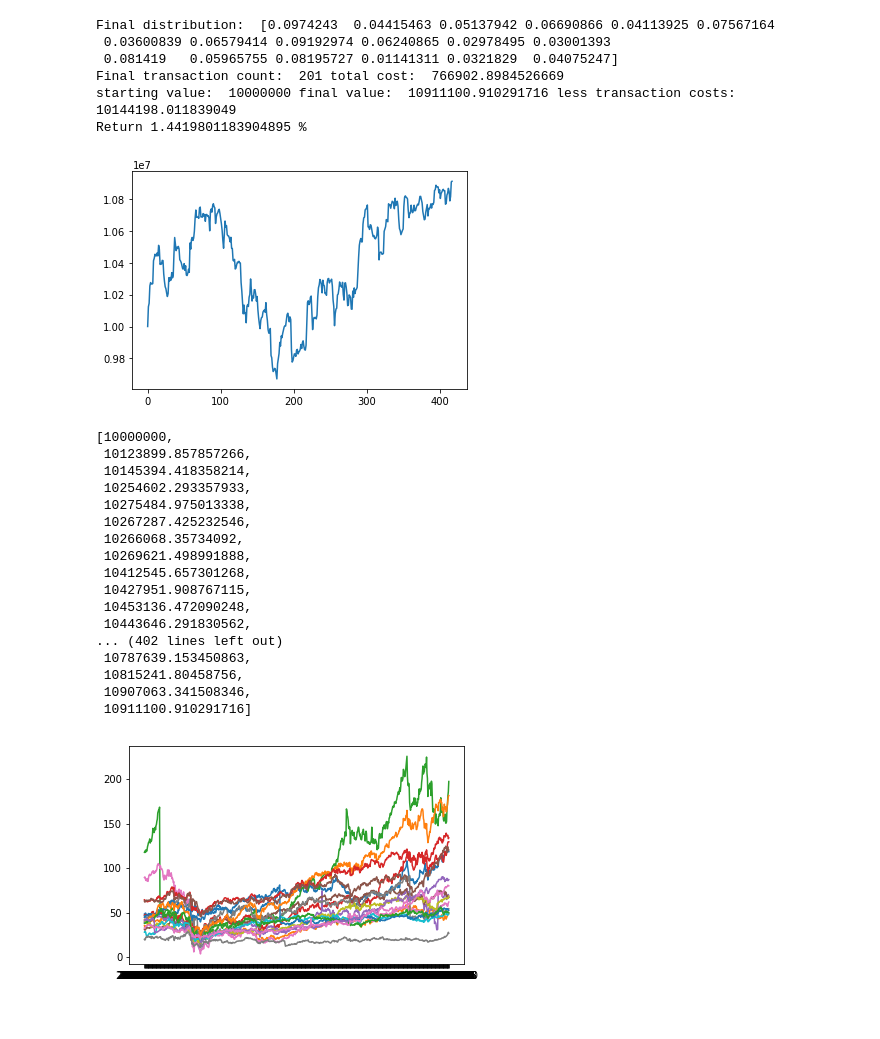
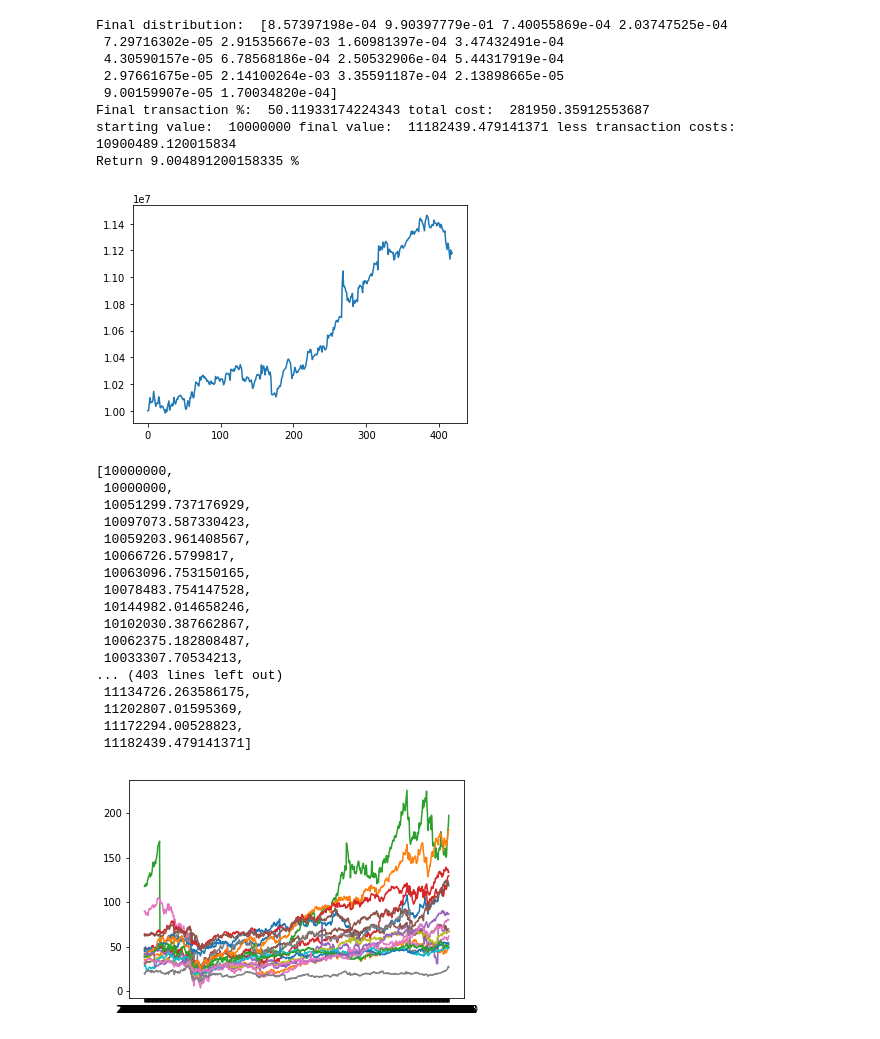
Before and after one commit to soujanyaduggirala/OnlineLearningStockPortfolios, a Jupyter notebook: mwu.ipynb, the cells around one changed output. Cells and saved outputs as stored; diff of their text form; code cells hidden in the pictures.

Commit message:
Fixed rwma market cap, ran for all data

```diff
--- a/mwu.ipynb
+++ b/mwu.ipynb
@@ -20,7 +20,9 @@ def weight_init(experts,opening,method,tickers):
                 w.append(caps_dict[ticker])
             except:
                 w.append(0)
-
+        w = np.array(w)
+        w[opening.iloc[0]==0] = 0
+        w[opening.iloc[0].isnull()] = 0
         return np.array(w).astype('float64')
     else:
         print('Invalid method')
@@ -110,8 +112,20 @@ def mwu(filename,lossmethod,weightmethod):
             closing_prices = opening.iloc[t].values
             closing_prices[opening.iloc[t].isnull()] = 0
 
-        if 0 not in opening_prices:
+        if 0 not in opening_prices and weightmethod=='equal' and 0 in w:
             w[w==0] = 1
+        elif 0 not in opening_prices and weightmethod=='marketcap' and 0 in w:
+            caps_dict = pd.read_csv('marketcapdata.csv', index_col='Name').to_dict()['Market Cap']
+            wt = []
+            for ticker in np.array(tickers)[w==0]:
+                try:
+                    wt.append(caps_dict[ticker])
+                except:
+                    wt.append(0)
+            w[w==0] = wt
+#             print(w)
+#             return 0
+
 
         #print(opening_prices,closing_prices)
 
@@ -149,6 +163,8 @@ def mwu(filename,lossmethod,weightmethod):
             loss = losses(opening_prices,closing_prices,lossmethod)
         loss[np.isnan(loss)] = 0
 
+
+
         #check sum of weight updates
         money_moved = sum(np.absolute([-p[i]*epsilon*loss[i] for i in range(N)]))*values[t]
 
@@ -163,13 +179,19 @@ def mwu(filename,lossmethod,weightmethod):
 
         probs.append(p)
         #return p
+#         if t>=T-3:
+#             print(opening_prices, closing_prices)
+#             print(q_t, values[t])
+#             print(loss)
+#             print(money_moved)
+#             print(w,p)
 
     out = pd.DataFrame(probs[1-start_time:],columns=tickers,index=dates)
     #print(out)
     out['Values'] = values
     out.to_csv(f'mwu_weights_return_{weightmethod}_{lossmethod}_{filename[:-5]}.csv')
     print('Final distribution: ',p)
-    print('Final transaction count: ',len(transaction),'total cost: ',sum([v[1] for v in transaction]))
+    print('Final transaction %: ',len(transaction)/T*100,'total cost: ',sum([v[1] for v in transaction]))
     print('starting value: ',start,'final value: ',values[-1],'less transaction costs: ',values[-1]-sum([v[1] for v in transaction]))
     #np.savetxt('q_lv_w.csv',quantities,delimiter=',')
     print('Return',((values[-1]-sum([v[1] for v in transaction]))-start)/start*100,'%')
@@ -178,4 +200,4 @@ def mwu(filename,lossmethod,weightmethod):
     return values
 # %%
 #data = pd.read_excel('lowvol_weekly.xlsx')[::-1]
-filename = 'highvol_weekly.xlsx'
+filename = 'highvol_hourly.xlsx'
@@ -209,30 +287,32 @@ Return 432.3382777068251 %
 # %%
-mwu(filename,'pricerel','equal')
+mwu(filename,'pricerel','marketcap')
 # %% [output]
-Final distribution:  [0.0974243  0.04415463 0.05137942 0.06690866 0.04113925 0.07567164
- 0.03600839 0.06579414 0.09192974 0.06240865 0.02978495 0.03001393
- 0.081419   0.05965755 0.08195727 0.01141311 0.0321829  0.04075247]
-Final transaction count:  201 total cost:  766902.8984526669
-starting value:  10000000 final value:  10911100.910291716 less transaction costs:  10144198.011839049
-Return 1.4419801183904895 %
+Final distribution:  [8.57397198e-04 9.90397779e-01 7.40055869e-04 2.03747525e-04
+ 7.29716302e-05 2.91535667e-03 1.60981397e-04 3.47432491e-04
+ 4.30590157e-05 6.78568186e-04 2.50532906e-04 5.44317919e-04
+ 2.97661675e-05 2.14100264e-03 3.35591187e-04 2.13898665e-05
+ 9.00159907e-05 1.70034820e-04]
+Final transaction %:  50.11933174224343 total cost:  281950.35912553687
+starting value:  10000000 final value:  11182439.479141371 less transaction costs:  10900489.120015834
+Return 9.004891200158335 %
-[figure, old version]
+[figure, new version]
 [10000000,
- 10123899.857857266,
- 10145394.418358214,
- 10254602.293357933,
- 10275484.975013338,
- 10267287.425232546,
- 10266068.35734092,
- 10269621.498991888,
- 10412545.657301268,
- 10427951.908767115,
- 10453136.472090248,
- 10443646.291830562,
-... (402 lines left out)
- 10787639.153450863,
- 10815241.80458756,
- 10907063.341508346,
- 10911100.910291716]
+ 10000000,
+ 10051299.737176929,
+ 10097073.587330423,
+ 10059203.961408567,
+ 10066726.5799817,
+ 10063096.753150165,
+ 10078483.754147528,
+ 10144982.014658246,
+ 10102030.387662867,
+ 10062375.182808487,
+ 10033307.70534213,
+... (403 lines left out)
+ 11134726.263586175,
+ 11202807.01595369,
+ 11172294.00528823,
+ 11182439.479141371]
 # %%
 opening = pd.read_excel('lowvol_weekly.xlsx')[::-1].iloc[:,::2]
 opening = opening.drop(['BRK.B_open'], axis=1)
```
Also changed, not shown: parts of 4 cells of this notebook.
